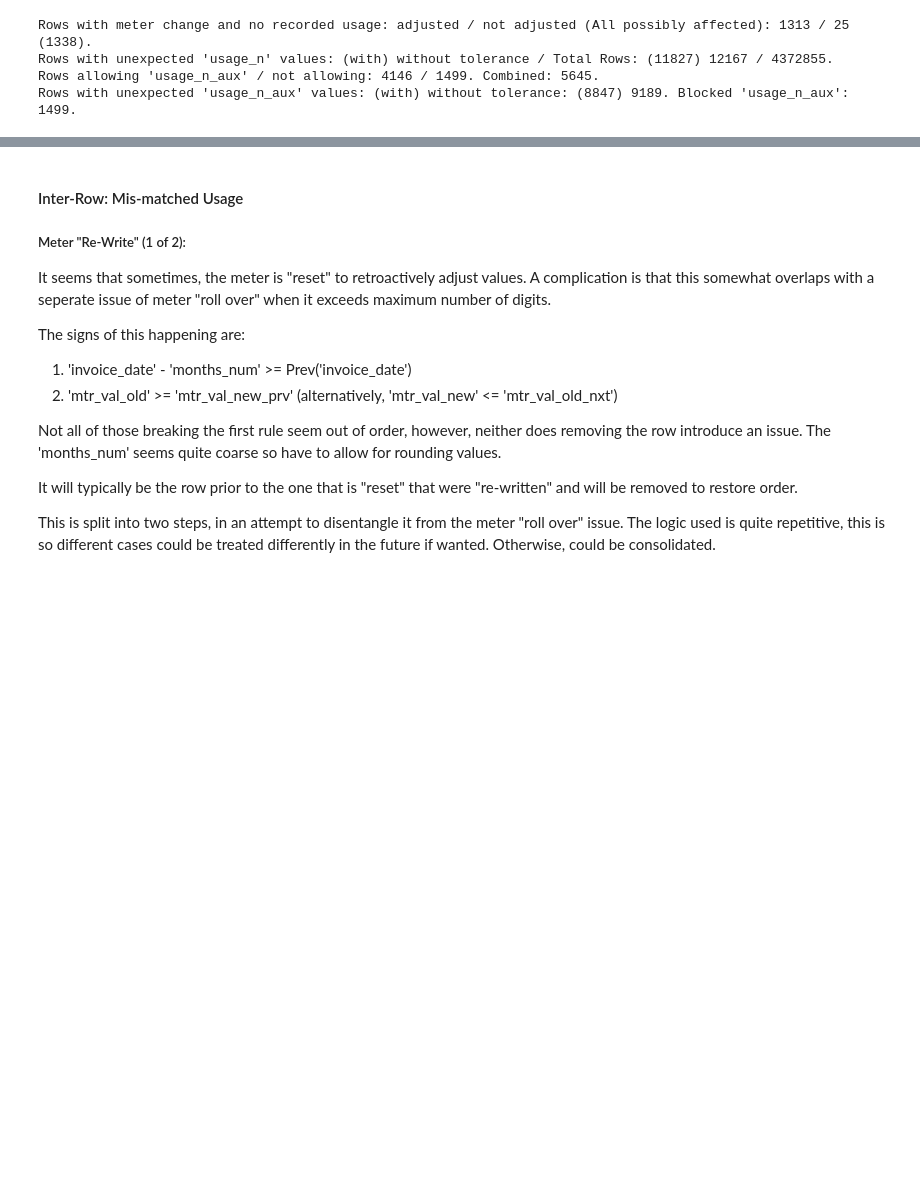
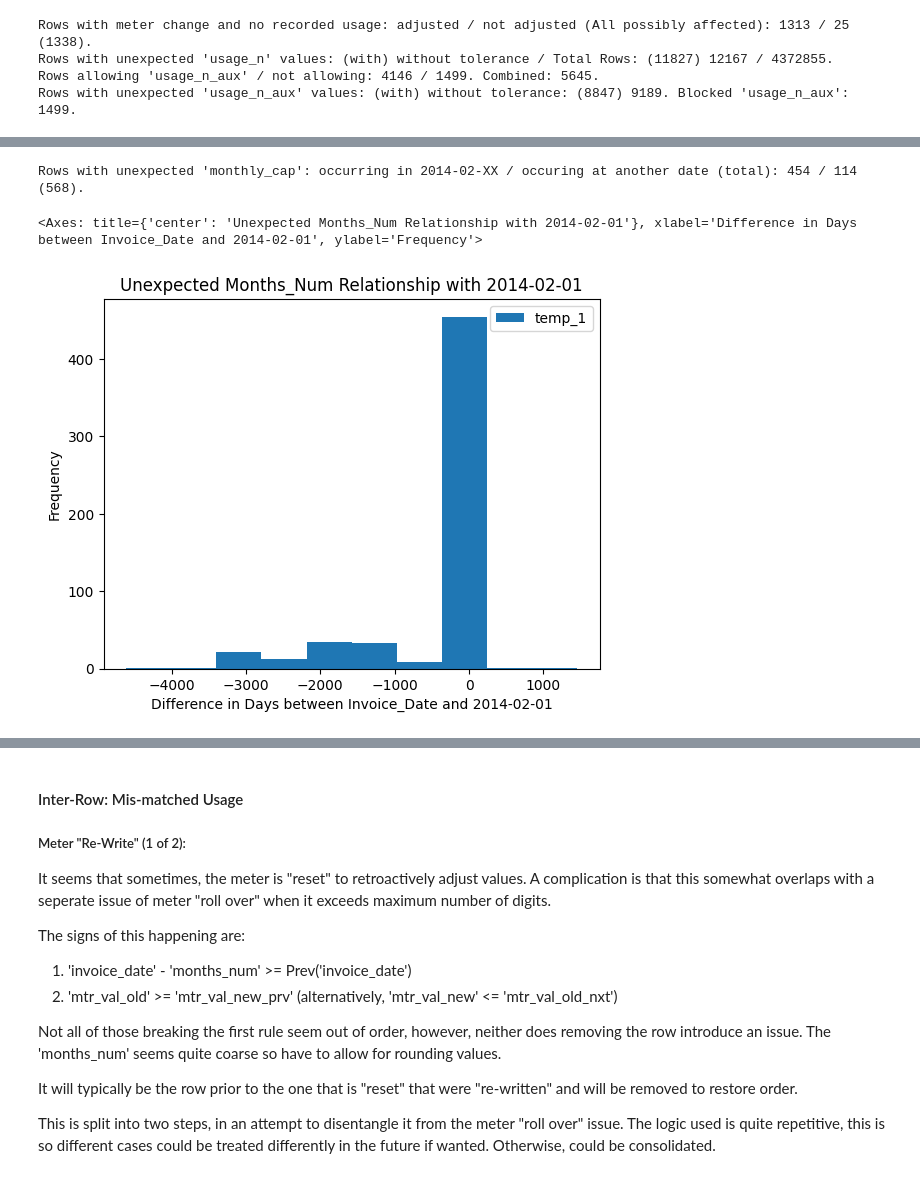
Before and after one commit to insatiablycivil/Fraud_Detection_Energy_Consumption, a Jupyter notebook: Data_Preparation.ipynb, the cells around one changed output, grey strips where cells are left out. Drawn from its saved outputs; the diff is of its cells as text; code cells hidden in the pictures; blank space fills up the shorter version.

Commit message:
Updated to begin include new findings for months_num

```diff
--- a/Data_Preparation.ipynb
+++ b/Data_Preparation.ipynb
@@ -497,3 +571,10 @@ Given how significantly the data quality metric improved, it is unlikely to be d
+# %%
+mask = (df_train['usage_2'] > 0) & (df_train['monthly_cap'] != df_train['monthly_cap_calc']) & (df_train['months_num'].notna()) # Ignore those with missing months_num for now
+mask_2 = (((df_train['invoice_date'] < '01/07/2005') | (df_train['invoice_date'] > '31/07/2005')) &
+          ((df_train['invoice_date'] < '01/01/2014') | (df_train['invoice_date'] > '31/03/2014')))
+print(f"Rows with unexpected \'monthly_cap\': within dates / outside dates (total): {sum(mask&~mask_2)} / {sum(mask&mask_2)} ({sum(mask)}).")
+df_temp = df_train[mask&mask_2]
+df_temp
 # %% [markdown]
 ### Data Coherence
 # %% [markdown]
@@ -567,6 +648,7 @@ A rounding error of < 3 units will be allowed for. Done sequentially. This is no
 # Checking with next row:
 mask = ((df_train['mtr_val_old'] == df_train['mtr_val_new']) & (df_train['usage_n'] > 0)) # Meter not changing despite usage
 mask_2 = ((df_train['mtr_val_old_nxt'] - df_train['mtr_val_new_calc']).abs() > 2) | (df_train['mtr_val_old_nxt'].isna()) # Expect a match, with tolerance
+df_train['mtr_stuck'] = 0
 df_train.loc[(mask & mask_2), 'mtr_stuck'] = -1 # Those that wouldn't be fixed via adjustment
 df_train.loc[(mask & ~mask_2), 'mtr_stuck'] = 1 # Those being adjusted
 df_train.loc[(mask & ~mask_2), 'mtr_val_new'] = df_train.loc[(mask & ~mask_2), 'mtr_val_new_calc'] # Replacing
@@ -809,3 +891,6 @@ Rows with meter change and no recorded usage: adjusted / not adjusted (All possi
 Rows with unexpected 'usage_n' values: (with) without tolerance / Total Rows: (11827) 12167 / 4372855.
 Rows allowing 'usage_n_aux' / not allowing: 4146 / 1499. Combined: 5645.
 Rows with unexpected 'usage_n_aux' values: (with) without tolerance: (8847) 9189. Blocked 'usage_n_aux': 1499.
+# %%
+df_train_safe = df_train.copy()
+df_train = df_train_safe.copy()
@@ -811,0 +923,16 @@ Rows with unexpected 'usage_n_aux' values: (with) without tolerance: (8847) 9189
+# %%
+# These are the expected values
+df_train['monthly_cap'] = np.nan
+mask = (df_train['invoice_date'] >= '01/07/2005') & (df_train['invoice_date'] < '01/01/2014')
+mask_2 = (df_train['mtr_tariff'] == 11)
+df_train.loc[(mask & mask_2),'monthly_cap'] = 300
+mask = (df_train['invoice_date'] < '01/01/2014')
+mask_2 = (df_train['mtr_tariff'] == 10)
+df_train.loc[(mask & mask_2),'monthly_cap'] = 50
+mask = (df_train['invoice_date'] >= '01/01/2014')
+mask_2 = (df_train['mtr_tariff'] == 10) | (df_train['mtr_tariff'] == 11)
+df_train.loc[(mask & mask_2),'monthly_cap'] = 200
+# These are calculated based on usage
+df_train['monthly_cap_calc'] = np.nan
+mask = df_train['usage_2'] > 0 # can only calculate if a cap has been reached
+df_train.loc[mask, 'monthly_cap_calc'] = df_train.loc[mask, 'usage_1'].div(df_train.loc[mask, 'months_num'])
@@ -811,0 +1078,11 @@ Rows with unexpected 'usage_n_aux' values: (with) without tolerance: (8847) 9189
+# %%
+mask = (df_train['monthly_cap'] != 50) & (df_train['monthly_cap'] != 200) & (df_train['monthly_cap'] != 300) & (df_train['monthly_cap'].notna())
+df_temp = df_train[mask].copy()
+df_temp['temp_1'] = (df_temp['invoice_date'] - pd.to_datetime('2014-02-01')).dt.days.values
+mask_2 = (df_temp['temp_1'] > 0) & (df_temp['temp_1'] < 29)
+print(f"Rows with unexpected \'monthly_cap\': occurring in 2014-02-XX / occuring at another date (total): {sum(mask_2)} / {len(df_temp)-sum(mask_2)} ({len(df_temp)}).")
+df_temp.plot(kind='hist',column=['temp_1'], title='Unexpected Months_Num Relationship with 2014-02-01', xlabel='Difference in Days between Invoice_Date and 2014-02-01', ylabel='Frequency')
+# %% [output]
+Rows with unexpected 'monthly_cap': occurring in 2014-02-XX / occuring at another date (total): 454 / 114 (568).
+<Axes: title={'center': 'Unexpected Months_Num Relationship with 2014-02-01'}, xlabel='Difference in Days between Invoice_Date and 2014-02-01', ylabel='Frequency'>
+[figure, added]
```
Also changed, not shown: parts of 55 cells of this notebook, 2 other files.
